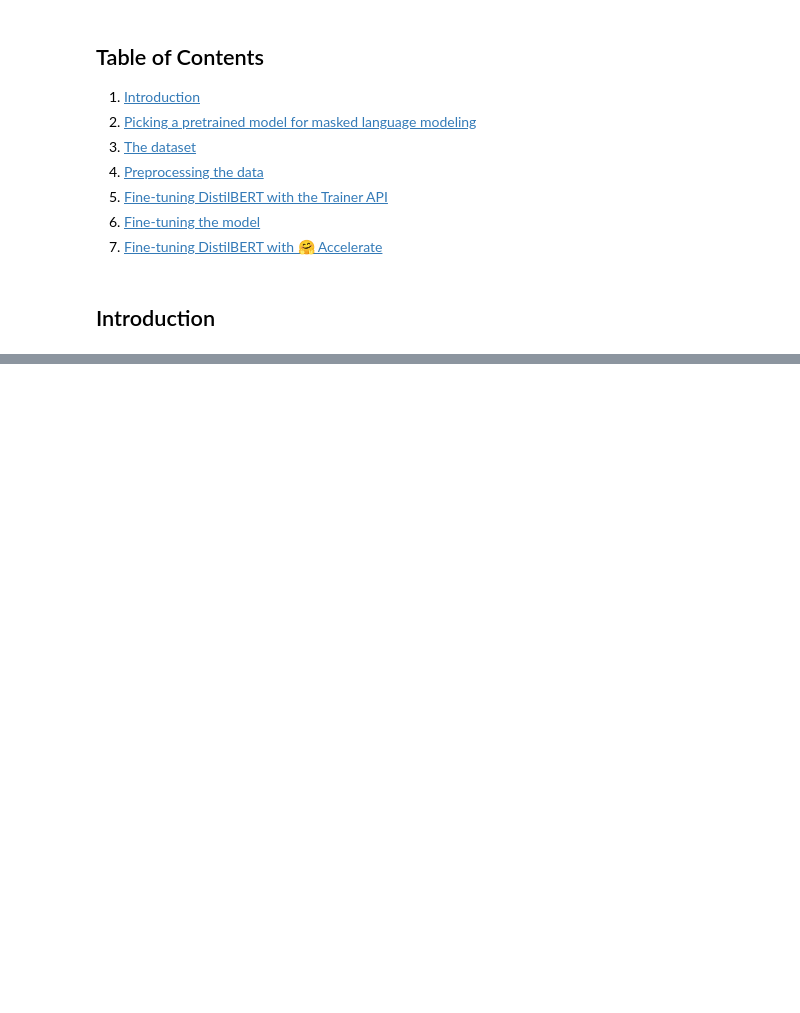
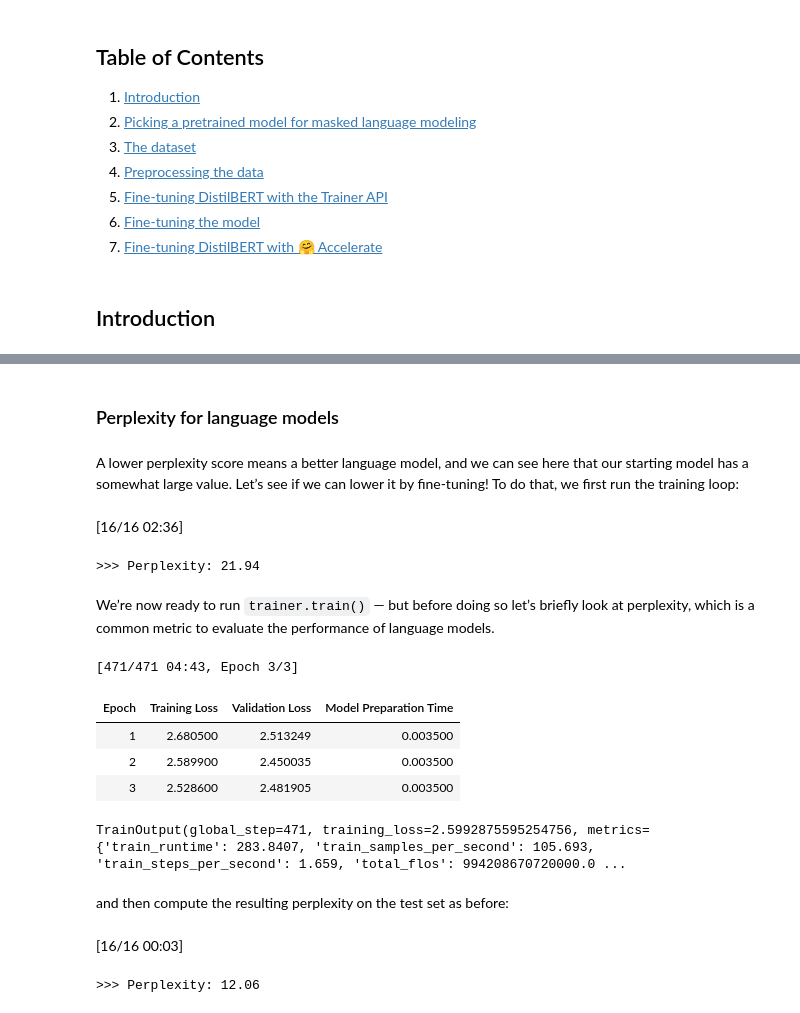
Before and after one commit to locchh/llm-playground, a Jupyter notebook: notebooks/HuggingFace/21_Fine-tuning-a-masked-language-model.ipynb, the cells around one changed output, grey strips where cells are left out. Saved outputs shown, nothing was run; the diff lists cells and outputs as text; code cells hidden in the pictures; blank space fills up the shorter version.

```diff
--- a/notebooks/HuggingFace/21_Fine-tuning-a-masked-language-model.ipynb
+++ b/notebooks/HuggingFace/21_Fine-tuning-a-masked-language-model.ipynb
@@ -43,0 +304,4 @@ Let’s dive in!
+# %%
+from transformers import DataCollatorForLanguageModeling
+
+data_collator = DataCollatorForLanguageModeling(tokenizer=tokenizer, mlm_probability=0.15)
@@ -43,0 +378,8 @@ Let’s dive in!
+# %%
+train_size = 10_000
+test_size = int(0.1 * train_size)
+
+downsampled_dataset = lm_datasets["train"].train_test_split(
+    train_size=train_size, test_size=test_size, seed=42
+)
+downsampled_dataset
@@ -43,0 +411,20 @@ Let’s dive in!
+# %%
+from transformers import TrainingArguments
+
+batch_size = 64
+# Show the training loss with every epoch
+logging_steps = len(downsampled_dataset["train"]) // batch_size
+model_name = model_checkpoint.split("/")[-1]
+
+training_args = TrainingArguments(
+    output_dir=f"{model_name}-finetuned-imdb",
+    overwrite_output_dir=True,
+    evaluation_strategy="epoch",
+    learning_rate=2e-5,
+    weight_decay=0.01,
+    per_device_train_batch_size=batch_size,
+    per_device_eval_batch_size=batch_size,
+    push_to_hub=True,
+    fp16=True,
+    logging_steps=logging_steps,
+)
@@ -43,0 +438,42 @@ Let’s dive in!
+# %%
+from transformers import Trainer
+
+trainer = Trainer(
+    model=model,
+    args=training_args,
+    train_dataset=downsampled_dataset["train"],
+    eval_dataset=downsampled_dataset["test"],
+    data_collator=data_collator,
+    tokenizer=tokenizer,
+)
+# %% [markdown]
+###  Perplexity for language models
+# %% [markdown]
+A lower perplexity score means a better language model, and we can see here that our starting model has a somewhat large value. Let’s see if we can lower it by fine-tuning! To do that, we first run the training loop:
+# %%
+import math
+
+eval_results = trainer.evaluate()
+print(f">>> Perplexity: {math.exp(eval_results['eval_loss']):.2f}")
+# %% [output]
+[16/16 02:36]
+>>> Perplexity: 21.94
+# %% [markdown]
+We’re now ready to run `trainer.train()` — but before doing so let’s briefly look at perplexity, which is a common metric to evaluate the performance of language models.
+# %%
+trainer.train()
+# %% [output]
+[471/471 04:43, Epoch 3/3]
+| Epoch | Training Loss | Validation Loss | Model Preparation Time |
+| 1 | 2.680500 | 2.513249 | 0.003500 |
+| 2 | 2.589900 | 2.450035 | 0.003500 |
+| 3 | 2.528600 | 2.481905 | 0.003500 |
+TrainOutput(global_step=471, training_loss=2.5992875595254756, metrics={'train_runtime': 283.8407, 'train_samples_per_second': 105.693, 'train_steps_per_second': 1.659, 'total_flos': 994208670720000.0 ...
+# %% [markdown]
+and then compute the resulting perplexity on the test set as before:
+# %%
+eval_results = trainer.evaluate()
+print(f">>> Perplexity: {math.exp(eval_results['eval_loss']):.2f}")
+# %% [output]
+[16/16 00:03]
+>>> Perplexity: 12.06
```
Also changed, not shown: parts of 80 cells of this notebook.
